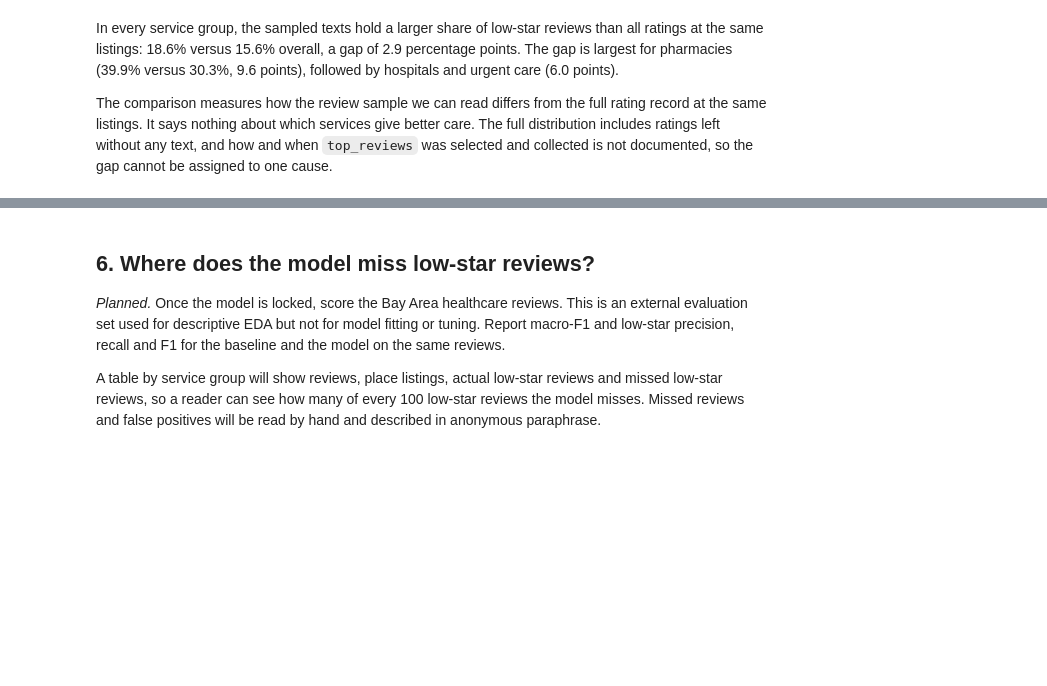
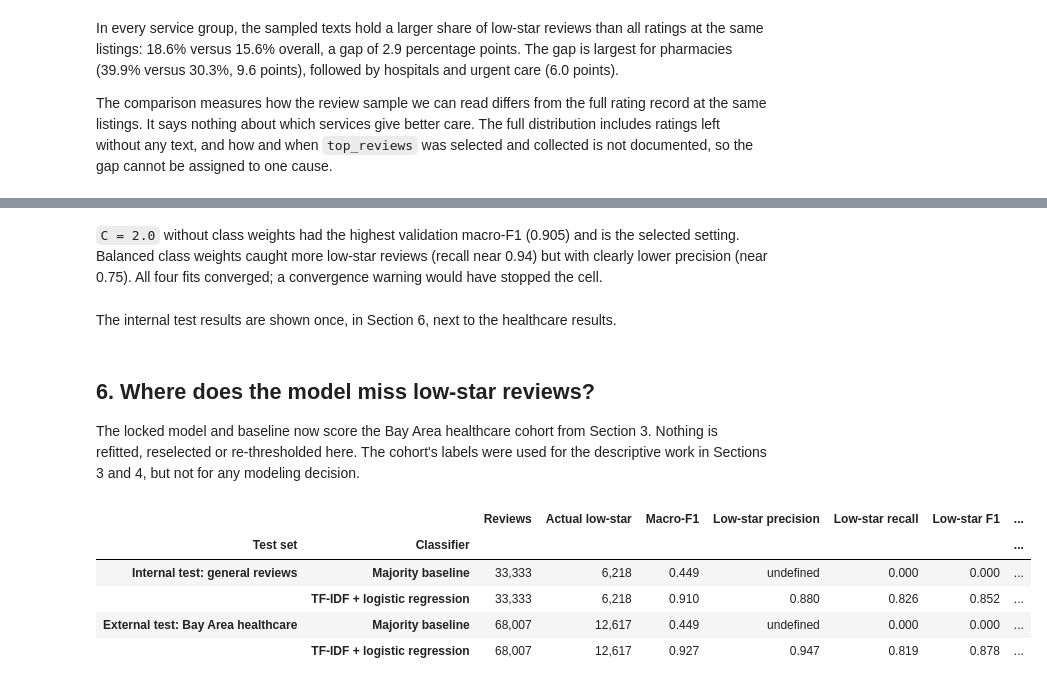
Before and after one commit to kptransfer2024-cmd/Datathon-For-SocialGood, a Jupyter notebook: analysis.ipynb, the cells around one changed output, grey strips where cells are left out. Cells and saved outputs as stored; diff of their text form; code cells hidden in the pictures; blank space fills up the shorter version.

```diff
--- a/analysis.ipynb
+++ b/analysis.ipynb
@@ -518,0 +679,14 @@ Review text is the only model input. The baseline is a majority-class classifier
+# %%
+METRIC_FORMATS = {"Macro-F1": "{:.3f}", "Low-star precision": "{:.3f}", "Low-star recall": "{:.3f}", "Low-star F1": "{:.3f}"}
+
+validation_rows = []
+for C, class_weight in CANDIDATE_SETTINGS:
+    candidate = fit_checked(make_text_model(C, class_weight), train_reviews)
+    scores = score_predictions(validation_reviews["low_star"], predict_low_star(candidate, validation_reviews))
+    validation_rows.append({"C": C, "class_weight": str(class_weight), **{metric: scores[metric] for metric in METRIC_FORMATS}})
+validation_table = pd.DataFrame(validation_rows)
+
+# idxmax returns the first maximum, and the settings are listed in tie-break order.
+SELECTED_C, SELECTED_CLASS_WEIGHT = CANDIDATE_SETTINGS[validation_table["Macro-F1"].idxmax()]
+print(f"Selected: C = {SELECTED_C}, class_weight = {SELECTED_CLASS_WEIGHT}")
+format_columns(validation_table, METRIC_FORMATS)
@@ -519,6 +700,45 @@ Review text is the only model input. The baseline is a majority-class classifier
+# %% [markdown]
+`C = 2.0` without class weights had the highest validation macro-F1 (0.905) and is the selected setting. Balanced class weights caught more low-star reviews (recall near 0.94) but with clearly lower precision (near 0.75). All four fits converged; a convergence warning would have stopped the cell.
+# %%
+# Refit the selected settings and the baseline on training + validation. Both are now locked.
+train_validation_reviews = pd.concat([train_reviews, validation_reviews])
+final_model = fit_checked(make_text_model(SELECTED_C, SELECTED_CLASS_WEIGHT), train_validation_reviews)
+baseline_model = DummyClassifier(strategy="most_frequent").fit(
+    train_validation_reviews["text"], train_validation_reviews["low_star"].astype(int)
+)
+
+# Internal test: general Google Maps reviews from listings the model has not seen.
+internal_test_scores = {
+    "Majority baseline": score_predictions(internal_test_reviews["low_star"], predict_low_star(baseline_model, internal_test_reviews)),
+    "TF-IDF + logistic regression": score_predictions(internal_test_reviews["low_star"], predict_low_star(final_model, internal_test_reviews)),
+}
+# %% [markdown]
+The internal test results are shown once, in Section 6, next to the healthcare results.
 # %% [markdown]
 ## 6. Where does the model miss low-star reviews?
 
-*Planned.* Once the model is locked, score the Bay Area healthcare reviews. This is an external evaluation set used for descriptive EDA but not for model fitting or tuning. Report macro-F1 and low-star precision, recall and F1 for the baseline and the model on the same reviews.
-
-A table by service group will show reviews, place listings, actual low-star reviews and missed low-star reviews, so a reader can see how many of every 100 low-star reviews the model misses. Missed reviews and false positives will be read by hand and described in anonymous paraphrase.
+The locked model and baseline now score the Bay Area healthcare cohort from Section 3. Nothing is refitted, reselected or re-thresholded here. The cohort's labels were used for the descriptive work in Sections 3 and 4, but not for any modeling decision.
+# %%
+healthcare_scored = healthcare_reviews.assign(
+    actual_low_star=healthcare_reviews["low_star"].astype(int),
+    predicted_low_star=predict_low_star(final_model, healthcare_reviews),
+    low_star_probability=final_model.predict_proba(healthcare_reviews["text"])[:, 1],
+)
+healthcare_scores = {
+    "Majority baseline": score_predictions(healthcare_reviews["low_star"], predict_low_star(baseline_model, healthcare_reviews)),
+    "TF-IDF + logistic regression": score_predictions(healthcare_scored["actual_low_star"], healthcare_scored["predicted_low_star"]),
+}
+
+overall_table = pd.DataFrame({
+    ("Internal test: general reviews", classifier): scores for classifier, scores in internal_test_scores.items()
+} | {
+    ("External test: Bay Area healthcare", classifier): scores for classifier, scores in healthcare_scores.items()
+}).T.rename_axis(["Test set", "Classifier"]).drop(columns="False positives")
+format_columns(overall_table, {"Reviews": "{:,.0f}", "Actual low-star": "{:,.0f}", "Missed low-star": "{:,.0f}", **METRIC_FORMATS})
+# %% [output]
+|  |  | Reviews | Actual low-star | Macro-F1 | Low-star precision | Low-star recall | Low-star F1 | ... |
+| Test set | Classifier |  |  |  |  |  |  | ... |
+| Internal test: general reviews | Majority baseline | 33,333 | 6,218 | 0.449 | undefined | 0.000 | 0.000 | ... |
+|  | TF-IDF + logistic regression | 33,333 | 6,218 | 0.910 | 0.880 | 0.826 | 0.852 | ... |
+| External test: Bay Area healthcare | Majority baseline | 68,007 | 12,617 | 0.449 | undefined | 0.000 | 0.000 | ... |
+|  | TF-IDF + logistic regression | 68,007 | 12,617 | 0.927 | 0.947 | 0.819 | 0.878 | ... |
```
Also changed, not shown: parts of 21 cells of this notebook, 1 other file.
